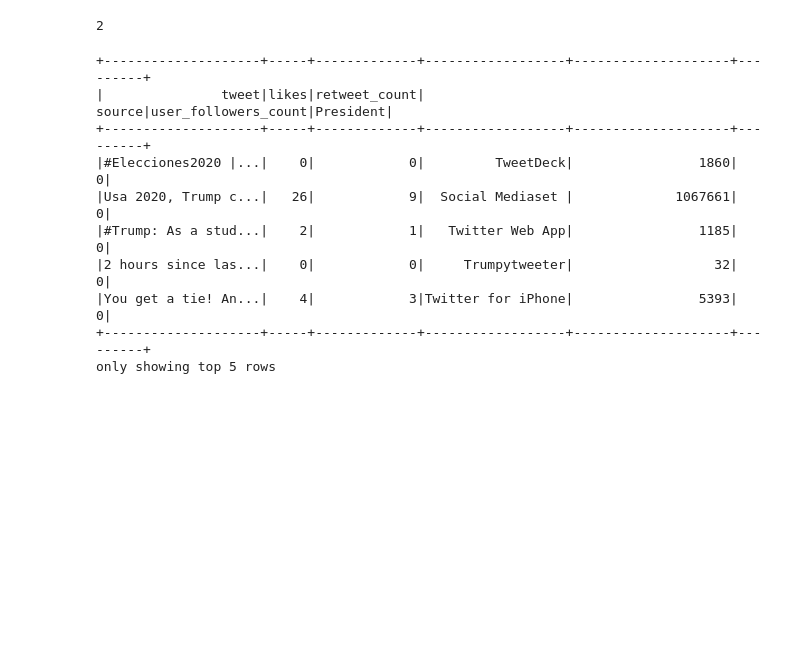
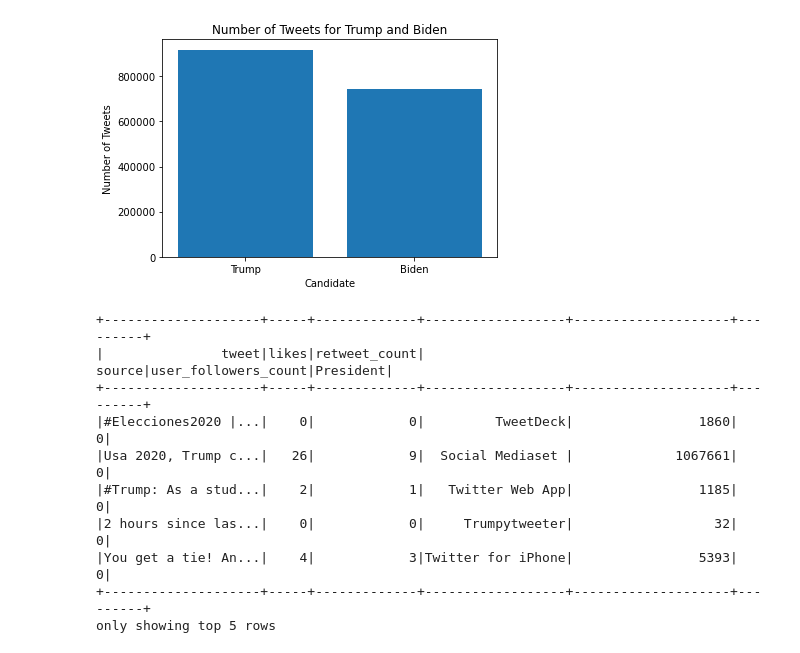
Before and after one commit to YeQ456/Big-Data-Learning, a Jupyter notebook: Group Project/FinalCoursework/Coursework.ipynb, the cells around one changed output. Drawn from its saved outputs; the diff is of its cells as text; code cells hidden in the pictures; blank space fills up the shorter version.

```diff
--- a/Group Project/FinalCoursework/Coursework.ipynb
+++ b/Group Project/FinalCoursework/Coursework.ipynb
@@ -8,6 +8,7 @@ spark = SparkSession \
     .builder \
     .master("local[*]") \
     .appName("FinalCoursework") \
+    .config("spark.driver.memory", "4g")\
     .getOrCreate()
 
 sc = spark.sparkContext
@@ -21,6 +22,8 @@ def transer_data_type(data):
   data = data.withColumn("likes", data["likes"].cast("int"))
   data = data.withColumn("retweet_count", data["retweet_count"].cast("int"))
   data = data.withColumn("user_followers_count", data["user_followers_count"].cast("int"))
+  data = data.withColumn("lat", data["lat"].cast("float"))
+  data = data.withColumn("long", data["long"].cast("float"))
   return data
 
 df_trump = transer_data_type(df_trump)
@@ -35,14 +38,16 @@ df_biden = df_biden.drop(*remove_columns)
 df_trump = df_trump.na.drop()
 df_biden = df_biden.na.drop()
 # %%
-#import matplotlib.pyplot as plt
+import matplotlib.pyplot as plt
 
 # Create a bar plot
-#plt.bar(['Trump', 'Biden'], [df_trump.count(), df_biden.count()])
-#plt.xlabel('Candidate')
-#plt.ylabel('Number of Tweets')
-#plt.title('Number of Tweets for Trump and Biden')
-#plt.show()
+plt.bar(['Trump', 'Biden'], [df_trump.count(), df_biden.count()])
+plt.xlabel('Candidate')
+plt.ylabel('Number of Tweets')
+plt.title('Number of Tweets for Trump and Biden')
+plt.show()
+# %% [output]
+[figure, added]
 # %%
 from pyspark.sql.functions import lit
 
@@ -52,10 +57,6 @@ df_biden = df_biden.withColumn('President', lit(1))
 
 #Merging the 2 datasets
 df = df_trump.union(df_biden)
-# %%
-print(df.rdd.getNumPartitions())
-# %% [output]
-2
 # %%
 df.show(5)
 # %% [output]
```
Also changed, not shown: parts of 33 cells of this notebook.
